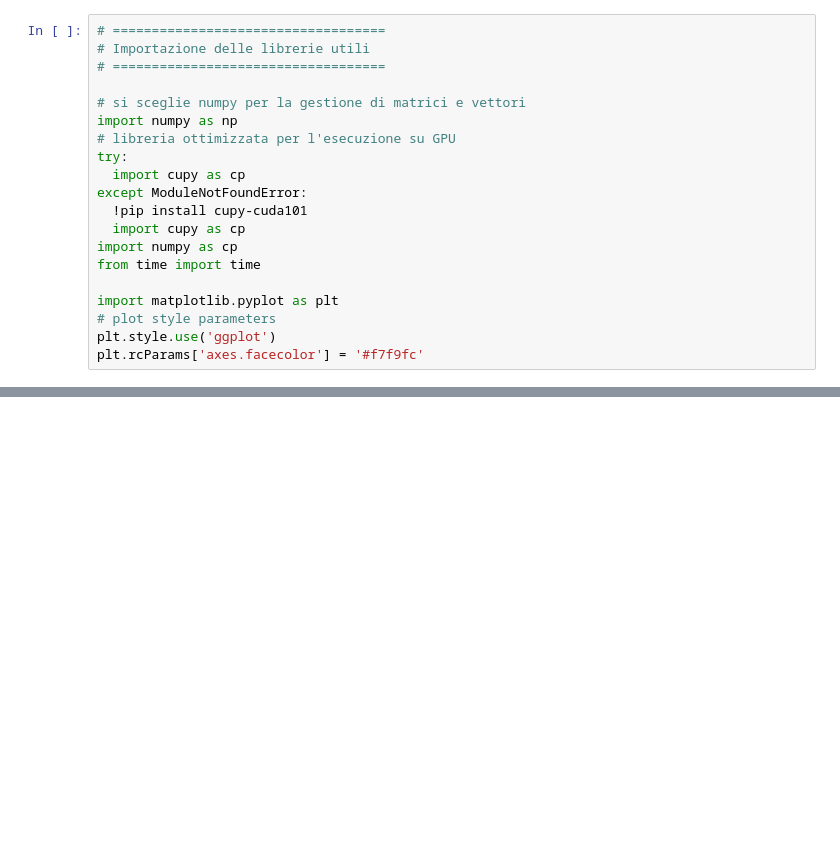
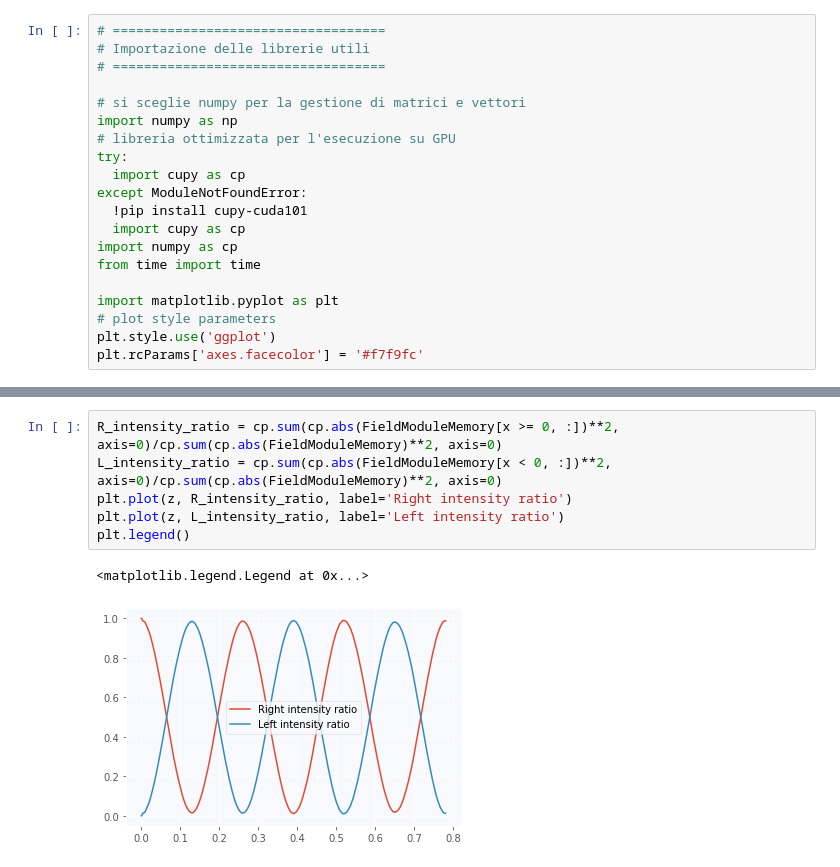
Before and after one commit to Unoaccaso/lab_projects, a Jupyter notebook: gioco_del_saltabuco.ipynb, the cells around one changed output, grey strips where cells are left out. Cells and saved outputs as stored; diff of their text form; blank space fills up the shorter version.

```diff
--- a/gioco_del_saltabuco.ipynb
+++ b/gioco_del_saltabuco.ipynb
@@ -254,0 +257,9 @@ elapsed time:1.6308908462524414
+# %%
+R_intensity_ratio = cp.sum(cp.abs(FieldModuleMemory[x >= 0, :])**2, axis=0)/cp.sum(cp.abs(FieldModuleMemory)**2, axis=0)
+L_intensity_ratio = cp.sum(cp.abs(FieldModuleMemory[x < 0, :])**2, axis=0)/cp.sum(cp.abs(FieldModuleMemory)**2, axis=0)
+plt.plot(z, R_intensity_ratio, label='Right intensity ratio')
+plt.plot(z, L_intensity_ratio, label='Left intensity ratio')
+plt.legend()
+# %% [output]
+<matplotlib.legend.Legend at 0x...>
+[figure, added]
```
Also changed, not shown: parts of 6 cells of this notebook.
